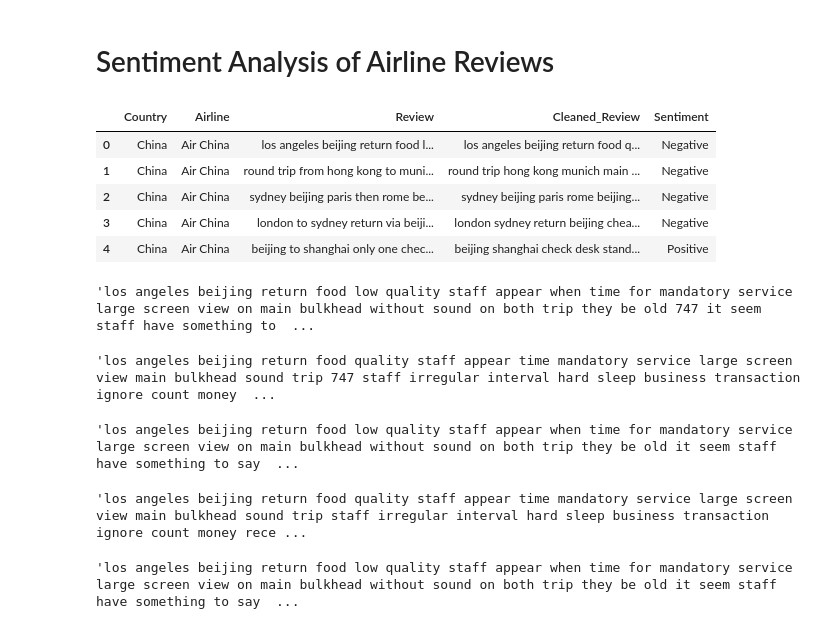
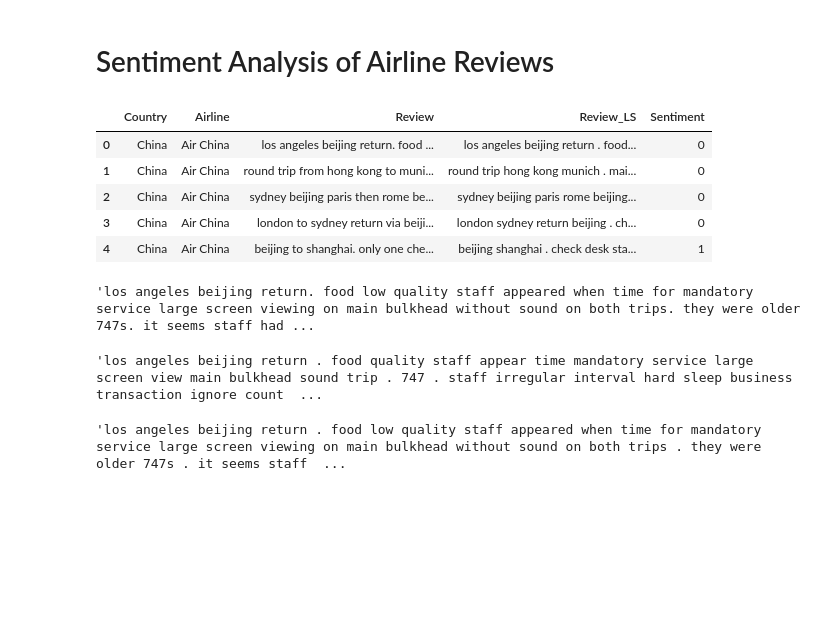
Before and after one commit to 1422-samu/Airline-Review-Sentiment-Analysis, a Jupyter notebook: Word2Vec Model for Airline Review.ipynb, the cells around one changed output. Drawn from its saved outputs; the diff is of its cells as text; code cells hidden in the pictures; blank space fills up the shorter version.

```diff
--- a/Word2Vec Model for Airline Review.ipynb
+++ b/Word2Vec Model for Airline Review.ipynb
@@ -14,20 +14,20 @@ from nltk.tokenize import word_tokenize
 from gensim.models import Word2Vec
 # %%
 df = pd.read_csv('airline_df_cleaned.csv')
-reviews = df[['Country','Airline','Review','Cleaned_Review','Sentiment']].copy(deep=True)
+reviews = df[['Country','Airline','Review','Review_LS','Sentiment']].copy(deep=True)
 reviews.head()
 # %% [output]
-|  | Country | Airline | Review | Cleaned_Review | Sentiment |
-| 0 | China | Air China | los angeles beijing return food l... | los angeles beijing return food q... | Negative |
-| 1 | China | Air China | round trip from hong kong to muni... | round trip hong kong munich main ... | Negative |
-| 2 | China | Air China | sydney beijing paris then rome be... | sydney beijing paris rome beijing... | Negative |
-| 3 | China | Air China | london to sydney return via beiji... | london sydney return beijing chea... | Negative |
-| 4 | China | Air China | beijing to shanghai only one chec... | beijing shanghai check desk stand... | Positive |
+|  | Country | Airline | Review | Review_LS | Sentiment |
+| 0 | China | Air China | los angeles beijing return. food ... | los angeles beijing return . food... | 0 |
+| 1 | China | Air China | round trip from hong kong to muni... | round trip hong kong munich . mai... | 0 |
+| 2 | China | Air China | sydney beijing paris then rome be... | sydney beijing paris rome beijing... | 0 |
+| 3 | China | Air China | london to sydney return via beiji... | london sydney return beijing . ch... | 0 |
+| 4 | China | Air China | beijing to shanghai. only one che... | beijing shanghai . check desk sta... | 1 |
 # %%
 reviews['Review'][0]
 # %% [output]
-'los angeles beijing return food low quality staff appear when time for mandatory service large screen view on main bulkhead without sound on both trip they be old 747 it seem staff have something to  ...
+'los angeles beijing return. food low quality staff appeared when time for mandatory service large screen viewing on main bulkhead without sound on both trips. they were older 747s. it seems staff had ...
 # %%
-reviews['Cleaned_Review'][0]
+reviews['Review_LS'][0]
 # %% [output]
-'los angeles beijing return food quality staff appear time mandatory service large screen view main bulkhead sound trip 747 staff irregular interval hard sleep business transaction ignore count money  ...
+'los angeles beijing return . food quality staff appear time mandatory service large screen view main bulkhead sound trip . 747 . staff irregular interval hard sleep business transaction ignore count  ...
@@ -46,22 +34,14 @@ reviews['Cleaned_Review2'] = reviews['Cleaned_Review'].apply(remove_digits)
-# %%
-reviews['Review2'][0]
-# %% [output]
-'los angeles beijing return food low quality staff appear when time for mandatory service large screen view on main bulkhead without sound on both trip they be old it seem staff have something to say  ...
-# %%
-reviews['Cleaned_Review2'][0]
-# %% [output]
-'los angeles beijing return food quality staff appear time mandatory service large screen view main bulkhead sound trip staff irregular interval hard sleep business transaction ignore count money rece ...
 # %%
 # Tokenizing the each review using word_tokenize
 corpus = []
 for i in range(0, len(reviews)):
-    review = word_tokenize(reviews['Review2'][i])
+    review = word_tokenize(reviews['Review'][i])
     review = ' '.join(review)
     corpus.append(review)
 
 corpus[0]
 # %% [output]
-'los angeles beijing return food low quality staff appear when time for mandatory service large screen view on main bulkhead without sound on both trip they be old it seem staff have something to say  ...
+'los angeles beijing return . food low quality staff appeared when time for mandatory service large screen viewing on main bulkhead without sound on both trips . they were older 747s . it seems staff  ...
 # %%
 corpus = [word_tokenize(x)for x in corpus]
 print(corpus[0])
```
Also changed, not shown: parts of 7 cells of this notebook, 1 other file.
